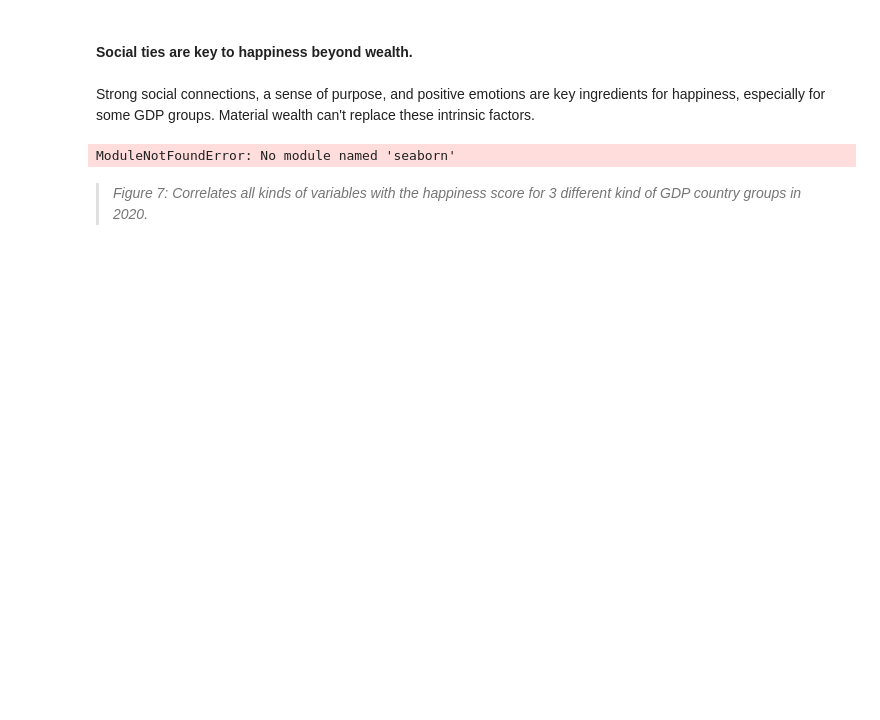
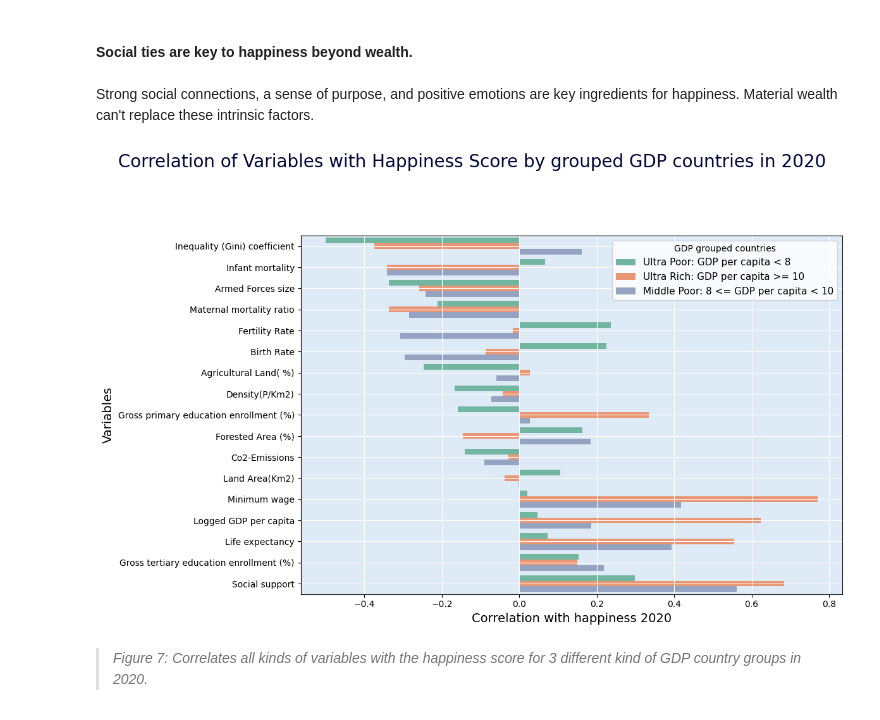
Before and after one commit to thijsslagter12/data-storyV2, a Jupyter notebook: docs/format.ipynb, the cells around one changed output. Saved outputs shown, nothing was run; the diff lists cells and outputs as text; code cells hidden in the pictures; blank space fills up the shorter version.

```diff
--- a/docs/format.ipynb
+++ b/docs/format.ipynb
@@ -389,7 +391,7 @@ This graph shows through a distribution of bubbels the correlation between GDP p
 # %% [markdown]
 #### Social ties are key to happiness beyond wealth.
 # %% [markdown]
-Strong social connections, a sense of purpose, and positive emotions are key ingredients for happiness, especially for some GDP groups. Material wealth can't replace these intrinsic factors.
+Strong social connections, a sense of purpose, and positive emotions are key ingredients for happiness. Material wealth can't replace these intrinsic factors.
 # %%
 import pandas as pd
 import matplotlib.pyplot as plt
@@ -450,35 +452,35 @@ for group in [poor_group, middle_group, rich_group]:
     group_corr = []
     for var in variables:
         if var in group_data.columns:
             correlation = group_data['Happiness Score 2020'].corr(group_data[var])
             group_corr.append({'Variable': var, 'Correlation': correlation, 'Group': group})
     correlations.extend(group_corr)
 
 # Convert correlations list to DataFrame
 correlations_df = pd.DataFrame(correlations)
 
 # Sort the DataFrame by the 'Correlation' column to order the bars from low to high
 correlations_df = correlations_df.sort_values(by='Correlation')
 
 # Plotting the bar chart with specified background color and white grid lines
 plt.figure(figsize=(12, 8))
 sns.barplot(x='Correlation', y='Variable', hue='Group', data=correlations_df, palette='Set2')
-plt.xlabel('Correlation with happiness', fontsize=14, color='black')
+plt.xlabel('Correlation with happiness 2020', fontsize=14, color='black')
 plt.ylabel('Variables', fontsize=14, color='black')
 plt.grid(True, color='white')  # White grid lines
 plt.legend(title='GDP grouped countries', loc='upper right', fontsize=11)
 plt.tight_layout()
 
 plt.suptitle('Correlation of Variables with Happiness Score by grouped GDP countries in 2020', fontsize=20, x=0.5, y=0.95, color='#000435')
 plt.tight_layout(rect=[0, 0, 1, 0.86])  # Adjust the layout to accommodate suptitle and subplots
 
 # Set the background color to match the specified rgba color
 plt.gca().set_facecolor((0.87, 0.92, 0.97))
 
 
 plt.show()
 # %% [output]
-ModuleNotFoundError: No module named 'seaborn'
+[figure, added]
 # %% [markdown]
 > *Figure 7: Correlates all kinds of variables with the happiness score for 3 different kind of GDP country groups in 2020.*
 # %% [markdown]
```
Also changed, not shown: parts of 1 cell of this notebook, 1 other file.
